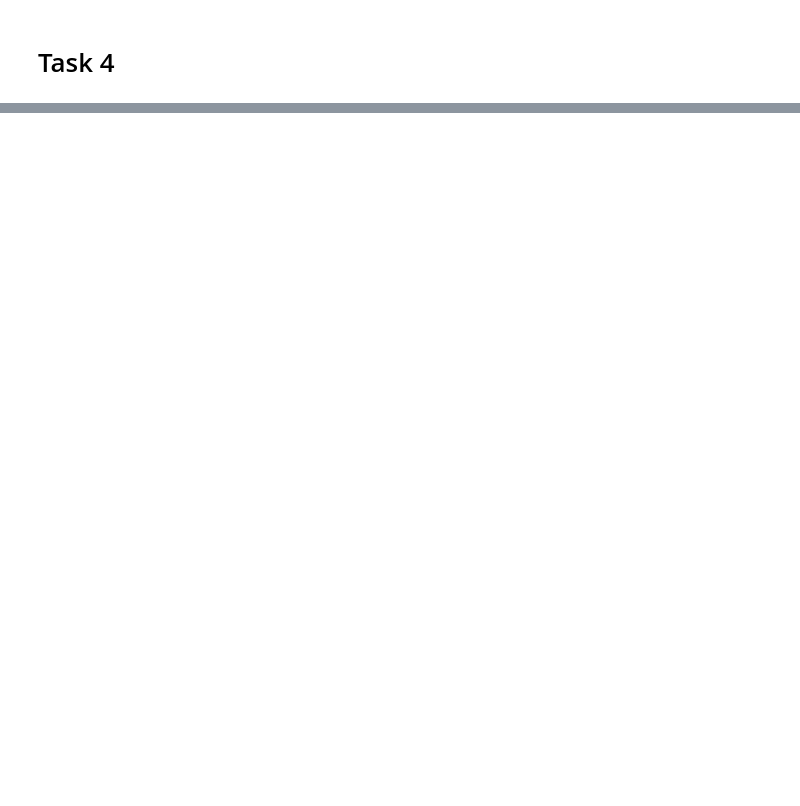
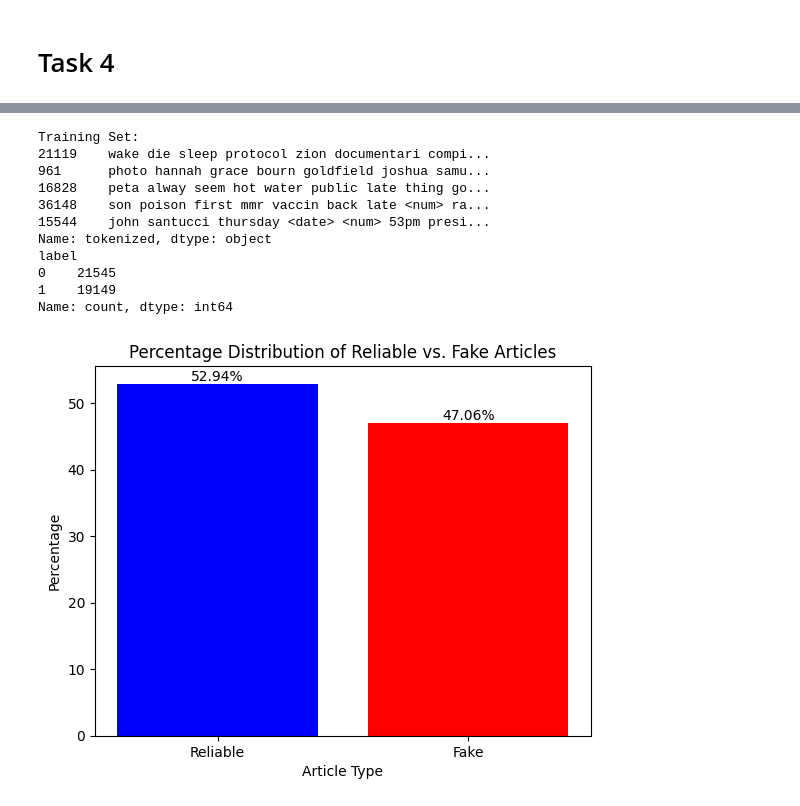
Before and after one commit to BogiSyderbo/FakeNewsProject, a Jupyter notebook: FakeNewsProject.ipynb, the cells around one changed output, grey strips where cells are left out. Saved outputs shown, nothing was run; the diff lists cells and outputs as text; code cells hidden in the pictures; blank space fills up the shorter version.

```diff
--- a/FakeNewsProject.ipynb
+++ b/FakeNewsProject.ipynb
@@ -280,0 +224,61 @@ weighted avg       0.67      0.82      0.74        22
+# %%
+from sklearn.model_selection import train_test_split
+import matplotlib.pyplot as plt
+import seaborn as sns
+
+df = pd.read_csv('cleaned_news_sample.csv')
+dfcpy = df.copy()
+
+
+# label is 1 if the article is fake, 0 if the article is reliable
+dfcpy['label'] = dfcpy['type'].map({'fake': 1, 'conspiracy': 1, 'bias': 1, 'junksci': 1, 'clickbait': 0, 'political': 0, 'reliable': 0})
+dfcpy = dfcpy.dropna(subset=['label'])
+dfcpy['label'] = dfcpy['label'].astype(int)
+
+X = dfcpy['tokenized']
+y = dfcpy['label']
+
+X.dropna(inplace=True)
+
+y = y.loc[X.index]
+
+
+train_ratio = 0.80
+validation_ratio = 0.10
+test_ratio = 0.10
+
+
+
+x_train, x_test, y_train, y_test = train_test_split(X, y, test_size = 1 - train_ratio, random_state = 42)
+x_val, x_test, y_val, y_test = train_test_split(x_test, y_test, test_size= test_ratio / (test_ratio + validation_ratio), random_state = 42)
+
+print("Training Set:")
+print(x_train.head())
+
+# Examine the percentage distribution of 'reliable' vs. 'fake' articles
+grouped_type = dfcpy['label'].value_counts()
+grouped_type = grouped_type / grouped_type.sum() * 100
+
+
+print(dfcpy['label'].value_counts())
+# make a bar plot with percentages on bars
+plt.bar([0, 1], grouped_type, tick_label=['Reliable', 'Fake'], color=['blue', 'red'])
+plt.text(0, grouped_type[0], f'{grouped_type[0]:.2f}%', ha='center', va='bottom')
+plt.text(1, grouped_type[1], f'{grouped_type[1]:.2f}%', ha='center', va='bottom')
+plt.xlabel('Article Type')
+plt.ylabel('Percentage')
+plt.title('Percentage Distribution of Reliable vs. Fake Articles')
+plt.show()
+# %% [output]
+Training Set:
+21119    wake die sleep protocol zion documentari compi...
+961      photo hannah grace bourn goldfield joshua samu...
+16828    peta alway seem hot water public late thing go...
+36148    son poison first mmr vaccin back late <num> ra...
+15544    john santucci thursday <date> <num> 53pm presi...
+Name: tokenized, dtype: object
+label
+0    21545
+1    19149
+Name: count, dtype: int64
+[figure, added]
```
Also changed, not shown: parts of 45 cells of this notebook.
